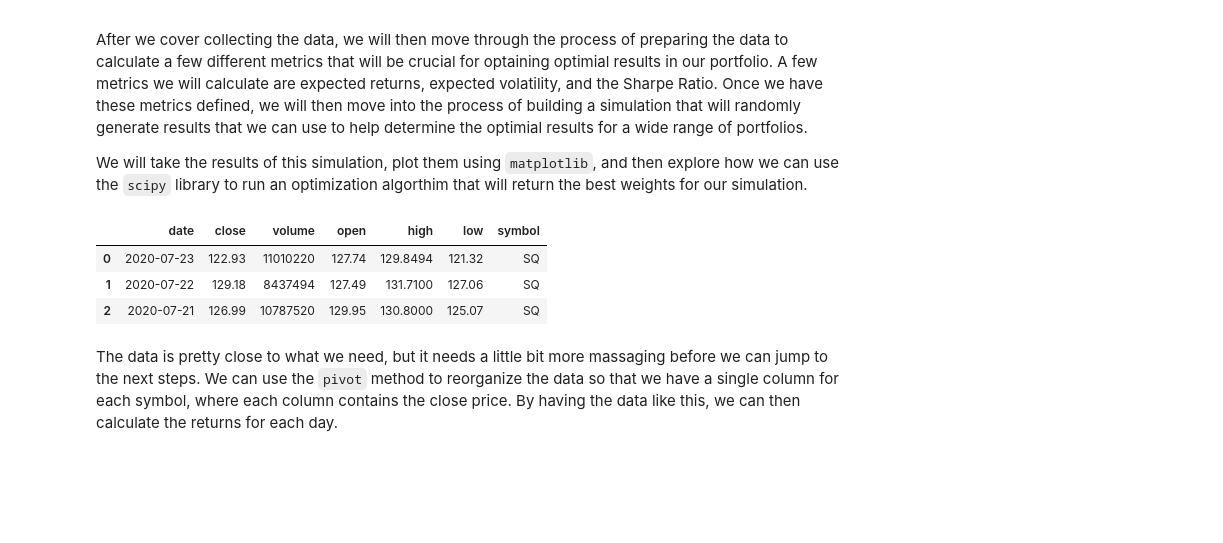
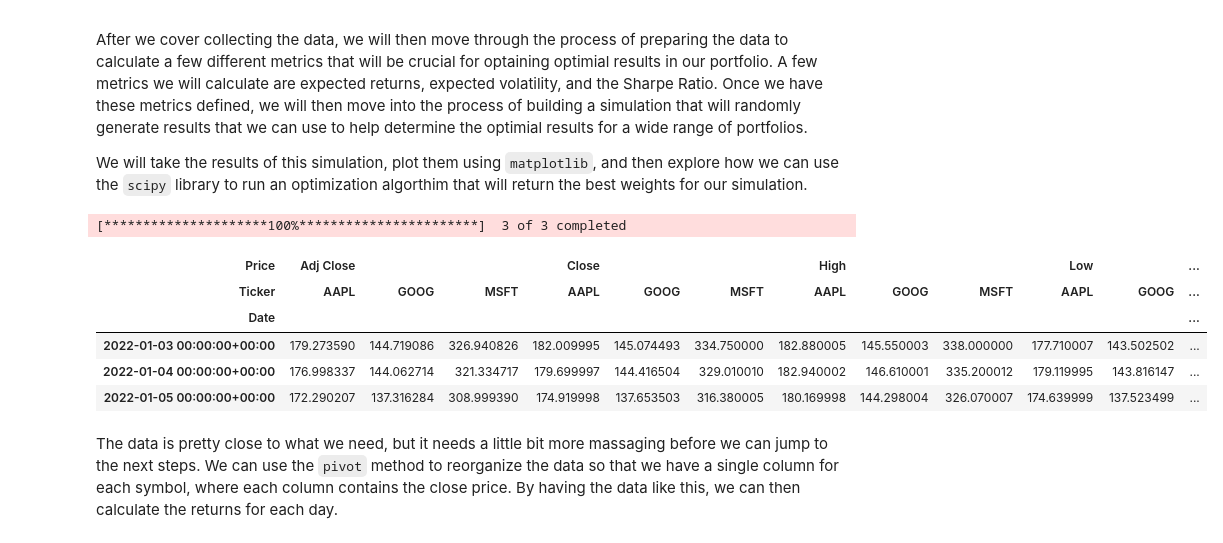
Before and after one commit to akashtalokar/Projects, a Jupyter notebook: Python/Portfolio Optimization/portfolio_optimization.ipynb, the cells around one changed output. Drawn from its saved outputs; the diff is of its cells as text; code cells hidden in the pictures; blank space fills up the shorter version.

```diff
--- a/Python/Portfolio Optimization/portfolio_optimization.ipynb
+++ b/Python/Portfolio Optimization/portfolio_optimization.ipynb
@@ -26,29 +26,32 @@ pd.set_option('expand_frame_repr', False)
 # %%
 # Assuming `symbols` is defined somewhere in your code
 symbols = ['AAPL', 'GOOG', 'MSFT']  # Example symbols
 
 # Calculate the number of symbols
 number_of_symbols = len(symbols)
 
 # If we don't have data, then grab it
-if not pathlib.Path('stock_data.csv').exists():
+if not pathlib.Path('stock_dataa.csv').exists():
 
     # Get the data
     data = yf.download(symbols, start='2022-01-01', end='2022-12-31')
 
     # Dump it to a CSV file
     data.to_csv('stock_data_dump.csv')  # Save to CSV
 
 else:
     data = pd.read_csv('stock_data.csv')
 
 # Print the head of the DataFrame
 data.head(3)
 # %% [output]
+[*********************100%***********************]  3 of 3 completed
-|  | date | close | volume | open | high | low | symbol |
-| 0 | 2020-07-23 | 122.93 | 11010220 | 127.74 | 129.8494 | 121.32 | SQ |
-| 1 | 2020-07-22 | 129.18 | 8437494 | 127.49 | 131.7100 | 127.06 | SQ |
-| 2 | 2020-07-21 | 126.99 | 10787520 | 129.95 | 130.8000 | 125.07 | SQ |
+| Price | Adj Close |  |  | Close |  |  | High |  |  | Low |  | ... |
+| Ticker | AAPL | GOOG | MSFT | AAPL | GOOG | MSFT | AAPL | GOOG | MSFT | AAPL | GOOG | ... |
+| Date |  |  |  |  |  |  |  |  |  |  |  | ... |
+| 2022-01-03 00:00:00+00:00 | 179.273590 | 144.719086 | 326.940826 | 182.009995 | 145.074493 | 334.750000 | 182.880005 | 145.550003 | 338.000000 | 177.710007 | 143.502502 | ... |
+| 2022-01-04 00:00:00+00:00 | 176.998337 | 144.062714 | 321.334717 | 179.699997 | 144.416504 | 329.010010 | 182.940002 | 146.610001 | 335.200012 | 179.119995 | 143.816147 | ... |
+| 2022-01-05 00:00:00+00:00 | 172.290207 | 137.316284 | 308.999390 | 174.919998 | 137.653503 | 316.380005 | 180.169998 | 144.298004 | 326.070007 | 174.639999 | 137.523499 | ... |
 # %% [markdown]
 The data is pretty close to what we need, but it needs a little bit more massaging before we can jump to the next steps. We can use the `pivot` method to reorganize the data so that we have a single column for each symbol, where each column contains the close price. By having the data like this, we can then calculate the returns for each day.
 # %%
```
Also changed, not shown: 4 other files.
